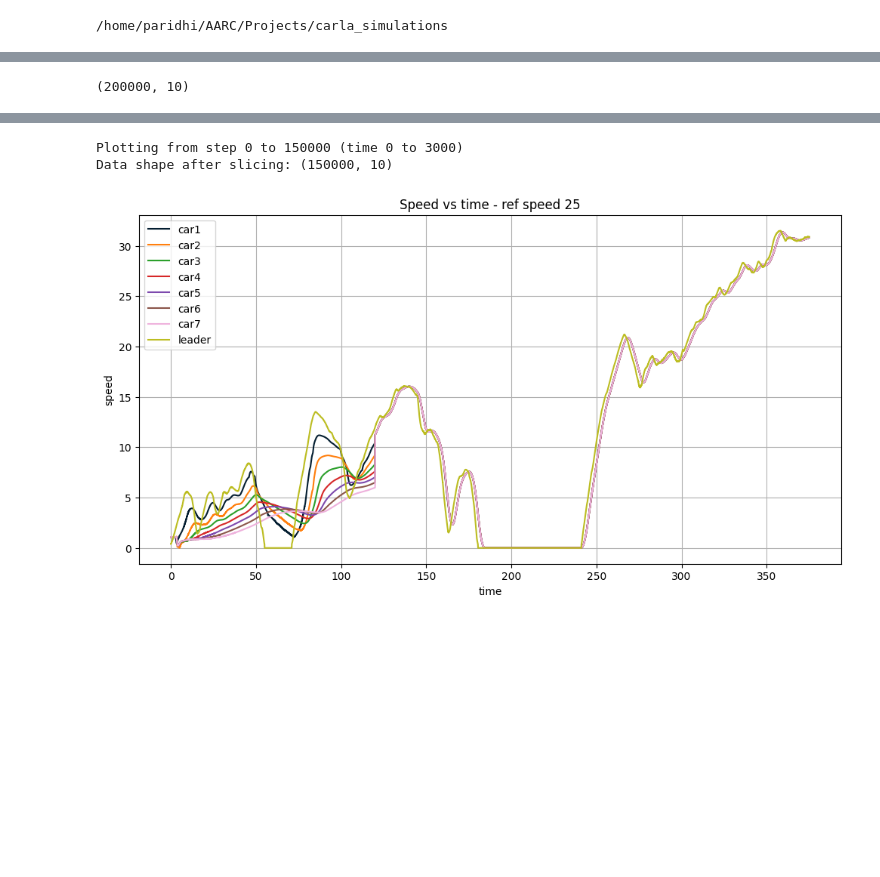
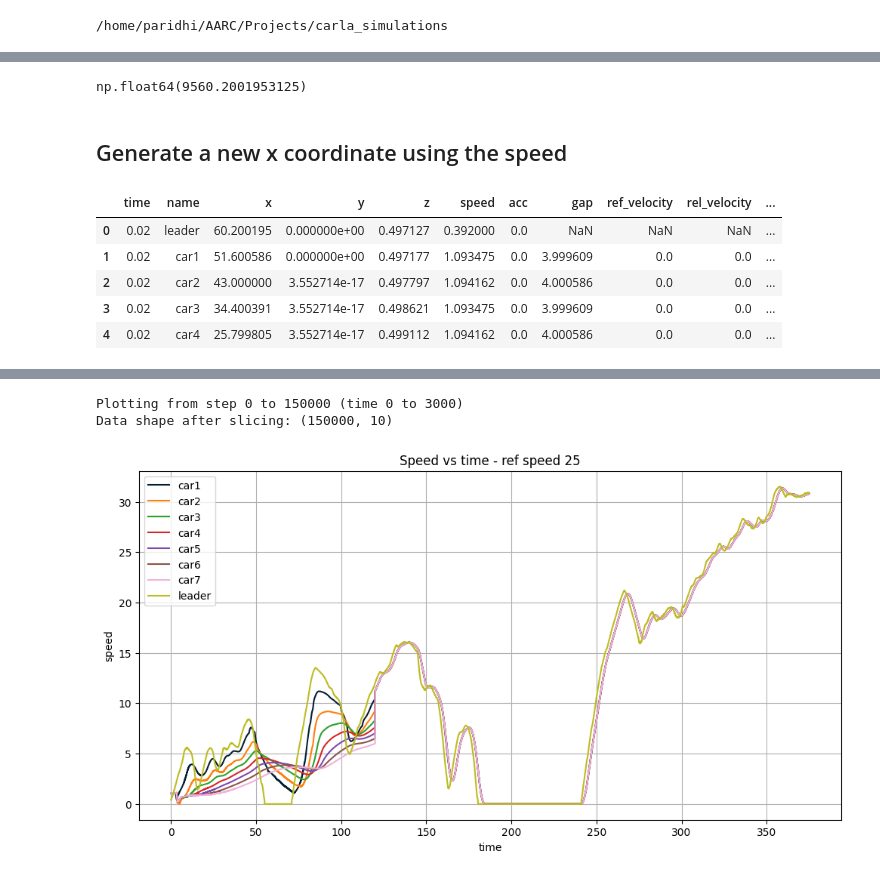
Before and after one commit to shihabict/carla_simulation, a Jupyter notebook: research/analysis_recorded_data.ipynb, the cells around one changed output, grey strips where cells are left out. Saved outputs shown, nothing was run; the diff lists cells and outputs as text; code cells hidden in the pictures; blank space fills up the shorter version.

```diff
--- a/research/analysis_recorded_data.ipynb
+++ b/research/analysis_recorded_data.ipynb
@@ -32,4 +32,8 @@ data.head(10)
+# %%
+data['x'].max()
+# %% [output]
+np.float64(9560.2001953125)
 # %%
-data.shape
+data['x'] = data['x'].max()-data['x']
-# %% [output]
-(200000, 10)
+# %% [markdown]
+## Generate a new x coordinate using the speed
@@ -35,0 +57,9 @@ data.shape
+# %%
+new_data.head()
+# %% [output]
+|  | time | name | x | y | z | speed | acc | gap | ref_velocity | rel_velocity | ... |
+| 0 | 0.02 | leader | 60.200195 | 0.000000e+00 | 0.497127 | 0.392000 | 0.0 | NaN | NaN | NaN | ... |
+| 1 | 0.02 | car1 | 51.600586 | 0.000000e+00 | 0.497177 | 1.093475 | 0.0 | 3.999609 | 0.0 | 0.0 | ... |
+| 2 | 0.02 | car2 | 43.000000 | 3.552714e-17 | 0.497797 | 1.094162 | 0.0 | 4.000586 | 0.0 | 0.0 | ... |
+| 3 | 0.02 | car3 | 34.400391 | 3.552714e-17 | 0.498621 | 1.093475 | 0.0 | 3.999609 | 0.0 | 0.0 | ... |
+| 4 | 0.02 | car4 | 25.799805 | 3.552714e-17 | 0.499112 | 1.094162 | 0.0 | 4.000586 | 0.0 | 0.0 | ... |
```
Also changed, not shown: parts of 15 cells of this notebook, 5 other files.
